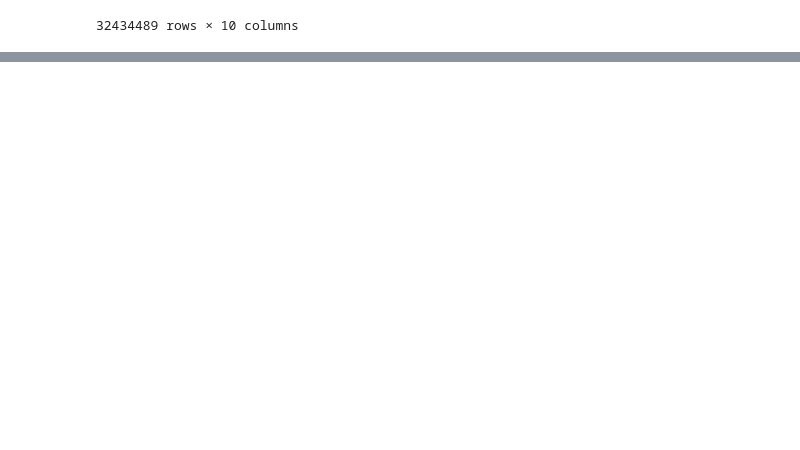
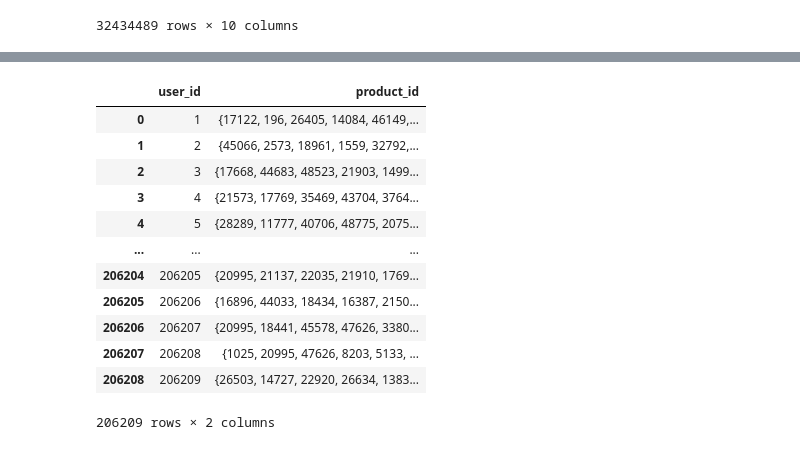
Before and after one commit to Dhyanesh18/instacart-recommender-benchmark, a Jupyter notebook: recommender-systems.ipynb, the cells around one changed output, grey strips where cells are left out. Saved outputs shown, nothing was run; the diff lists cells and outputs as text; code cells hidden in the pictures; blank space fills up the shorter version.

```diff
--- a/recommender-systems.ipynb
+++ b/recommender-systems.ipynb
@@ -129,0 +282,16 @@ merged_df = pd.merge(merged_df, products, on='product_id')
+# %%
+user_history
+# %% [output]
+|  | user_id | product_id |
+| 0 | 1 | {17122, 196, 26405, 14084, 46149,... |
+| 1 | 2 | {45066, 2573, 18961, 1559, 32792,... |
+| 2 | 3 | {17668, 44683, 48523, 21903, 1499... |
+| 3 | 4 | {21573, 17769, 35469, 43704, 3764... |
+| 4 | 5 | {28289, 11777, 40706, 48775, 2075... |
+| ... | ... | ... |
+| 206204 | 206205 | {20995, 21137, 22035, 21910, 1769... |
+| 206205 | 206206 | {16896, 44033, 18434, 16387, 2150... |
+| 206206 | 206207 | {20995, 18441, 45578, 47626, 3380... |
+| 206207 | 206208 | {1025, 20995, 47626, 8203, 5133, ... |
+| 206208 | 206209 | {26503, 14727, 22920, 26634, 1383... |
+206209 rows × 2 columns
```
Also changed, not shown: parts of 32 cells of this notebook.
